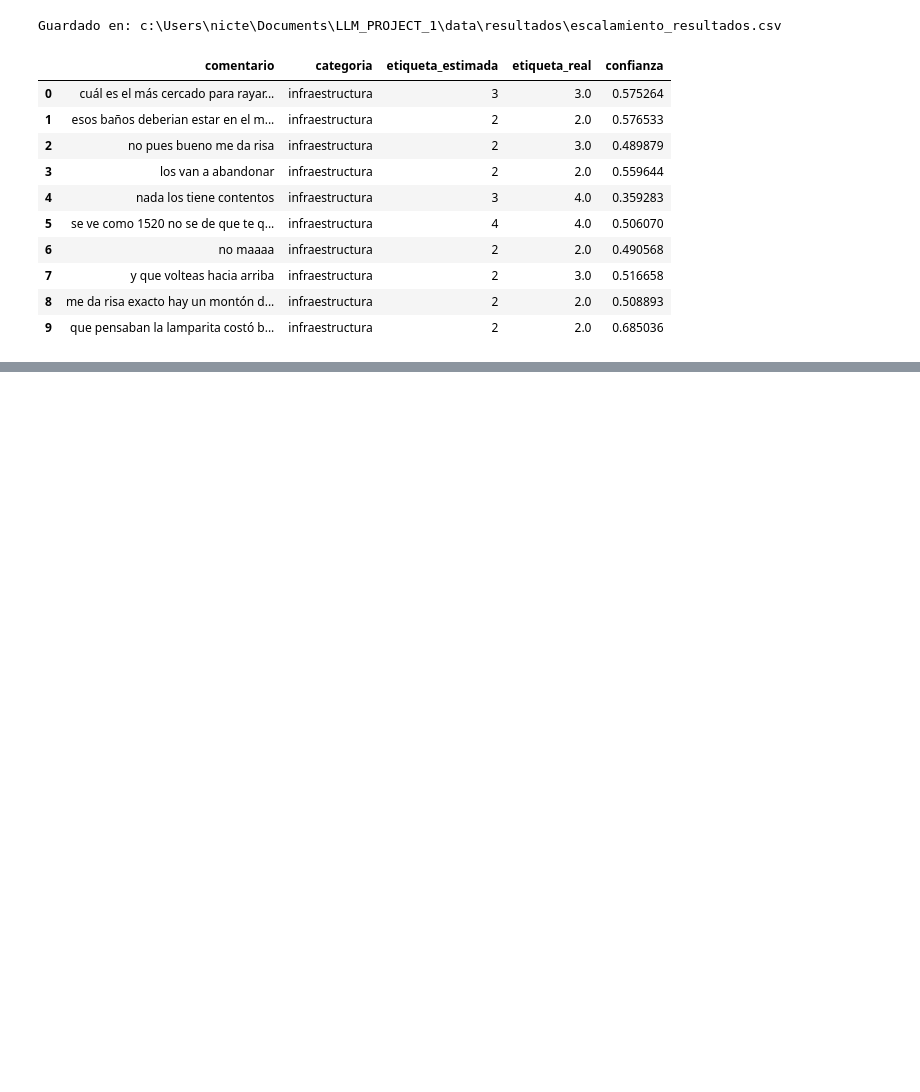
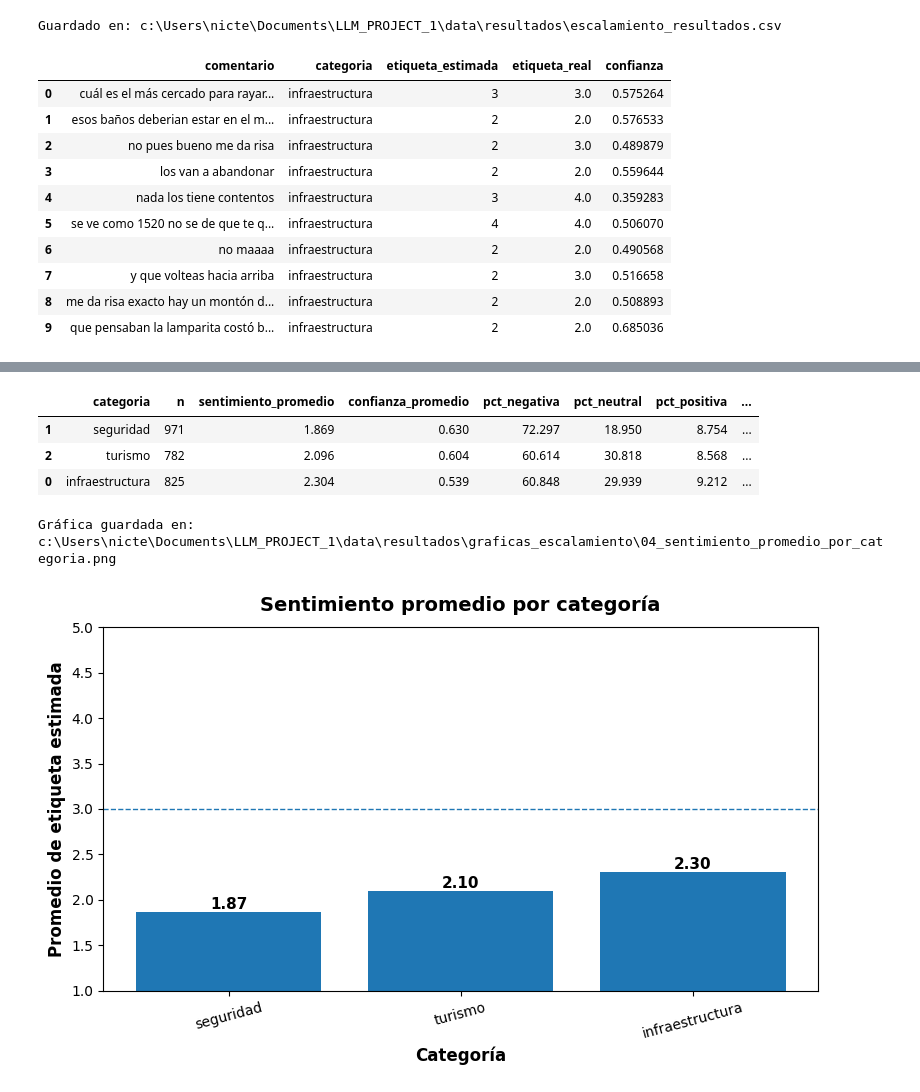
Before and after one commit to NicteSalas/LLM_PROJECT_1, a Jupyter notebook: notebooks_proyecto/Escalamiento.ipynb, the cells around one changed output, grey strips where cells are left out. Cells and saved outputs as stored; diff of their text form; code cells hidden in the pictures; blank space fills up the shorter version.

```diff
--- a/notebooks_proyecto/Escalamiento.ipynb
+++ b/notebooks_proyecto/Escalamiento.ipynb
@@ -151,0 +298,66 @@ Guardado en: c:\Users\nicte\Documents\LLM_PROJECT_1\data\resultados\escalamiento
+# %%
+resumen_categoria = (
+    res_df.groupby("categoria")
+    .agg(
+        n=("comentario", "count"),
+        sentimiento_promedio=("etiqueta_estimada", "mean"),
+        confianza_promedio=("confianza", "mean")
+    )
+    .reset_index()
+)
+
+postura_pct = pd.crosstab(
+    res_df["categoria"],
+    res_df["postura"],
+    normalize="index"
+).reindex(columns=orden_postura, fill_value=0) * 100
+
+postura_pct = postura_pct.reset_index().rename(columns={
+    "Negativa": "pct_negativa",
+    "Neutral": "pct_neutral",
+    "Positiva": "pct_positiva"
+})
+
+resumen_categoria = resumen_categoria.merge(postura_pct, on="categoria", how="left")
+resumen_categoria["balance_postura"] = resumen_categoria["pct_positiva"] - resumen_categoria["pct_negativa"]
+resumen_categoria = resumen_categoria.sort_values("sentimiento_promedio")
+
+display(resumen_categoria.round(3))
+
+resumen_categoria.to_csv(
+    GRAFICAS_PATH / "resumen_categoria_escalamiento.csv",
+    index=False,
+    encoding="utf-8-sig"
+)
+
+fig, ax = plt.subplots(figsize=(8, 5))
+barras = ax.bar(resumen_categoria["categoria"], resumen_categoria["sentimiento_promedio"])
+
+ax.axhline(3, linestyle="--", linewidth=1)
+ax.set_title("Sentimiento promedio por categoría", fontsize=14, fontweight="bold", pad=12)
+ax.set_xlabel("Categoría", fontsize=12, fontweight="bold")
+ax.set_ylabel("Promedio de etiqueta estimada", fontsize=12, fontweight="bold")
+ax.set_ylim(1, 5)
+ax.tick_params(axis="x", rotation=15)
+
+for barra, valor in zip(barras, resumen_categoria["sentimiento_promedio"]):
+    ax.text(
+        barra.get_x() + barra.get_width()/2,
+        barra.get_height(),
+        f"{valor:.2f}",
+        ha="center",
+        va="bottom",
+        fontsize=11,
+        fontweight="bold"
+    )
+
+plt.tight_layout()
+guardar_figura("04_sentimiento_promedio_por_categoria.png")
+plt.show()
+# %% [output]
+|  | categoria | n | sentimiento_promedio | confianza_promedio | pct_negativa | pct_neutral | pct_positiva | ... |
+| 1 | seguridad | 971 | 1.869 | 0.630 | 72.297 | 18.950 | 8.754 | ... |
+| 2 | turismo | 782 | 2.096 | 0.604 | 60.614 | 30.818 | 8.568 | ... |
+| 0 | infraestructura | 825 | 2.304 | 0.539 | 60.848 | 29.939 | 9.212 | ... |
+Gráfica guardada en: c:\Users\nicte\Documents\LLM_PROJECT_1\data\resultados\graficas_escalamiento\04_sentimiento_promedio_por_categoria.png
+[figure, added]
```
Also changed, not shown: parts of 10 cells of this notebook, 5 other files.
